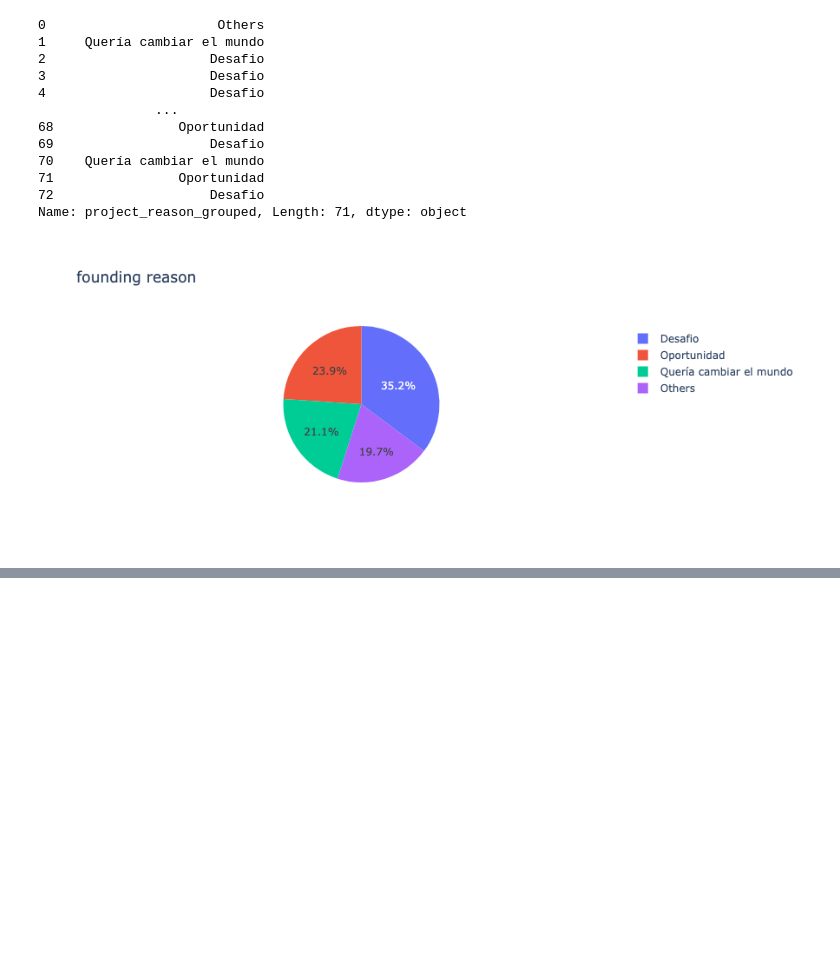
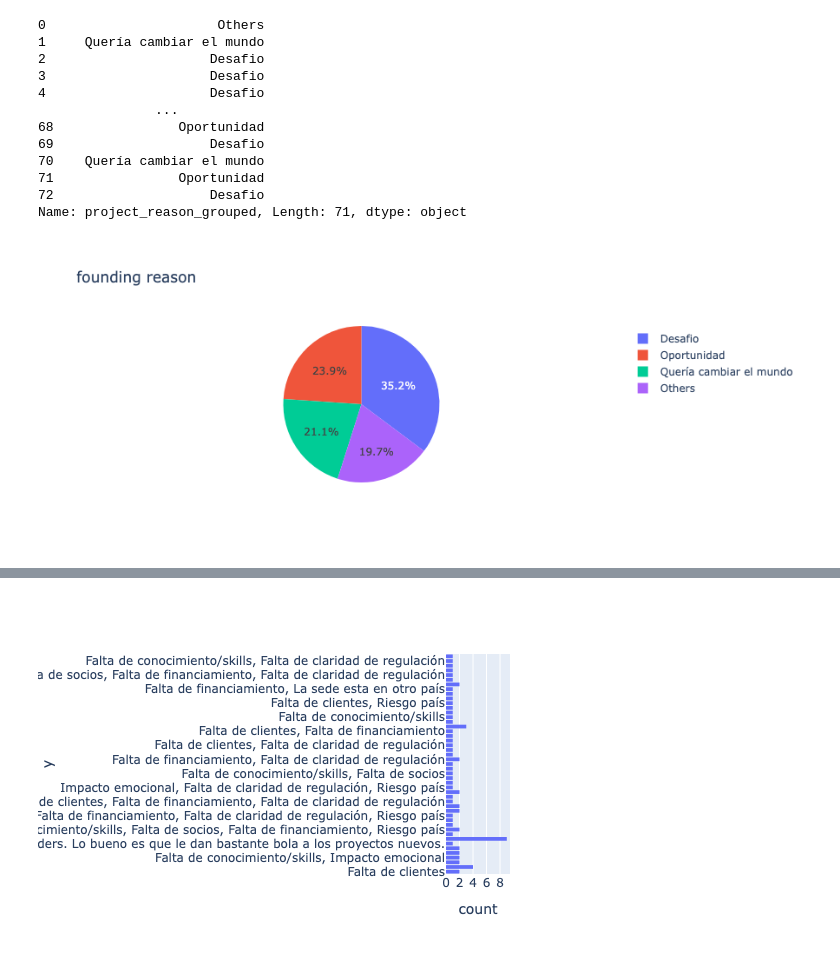
Before and after one commit to crecimientoar/metrics, a Jupyter notebook: clean_founder_form.ipynb, the cells around one changed output, grey strips where cells are left out. Cells and saved outputs as stored; diff of their text form; code cells hidden in the pictures; blank space fills up the shorter version.

```diff
--- a/clean_founder_form.ipynb
+++ b/clean_founder_form.ipynb
@@ -186,0 +193,6 @@ fig.show()
+# %%
+flat_list = []
+# %%
+for column in challenges_early:
+    colum.to_list()
+    flat_list.append(colum)
@@ -186,0 +205,9 @@ fig.show()
+# %%
+for line in challenges_early:
+    flat_list.append(line)
+# %%
+flat_list = []
+
+for line in challenges_early:
+    for items in line:
+        flat_list.append(line)
@@ -187,3 +234,8 @@ fig.show()
+# %%
+fig = px.histogram(df, y=flat_list, title="")
+fig.show()
+# %% [output]
+[figure, added]
 # %%
 import plotly.graph_objects as go
 
```
Also changed, not shown: parts of 10 cells of this notebook, 4 other files.
